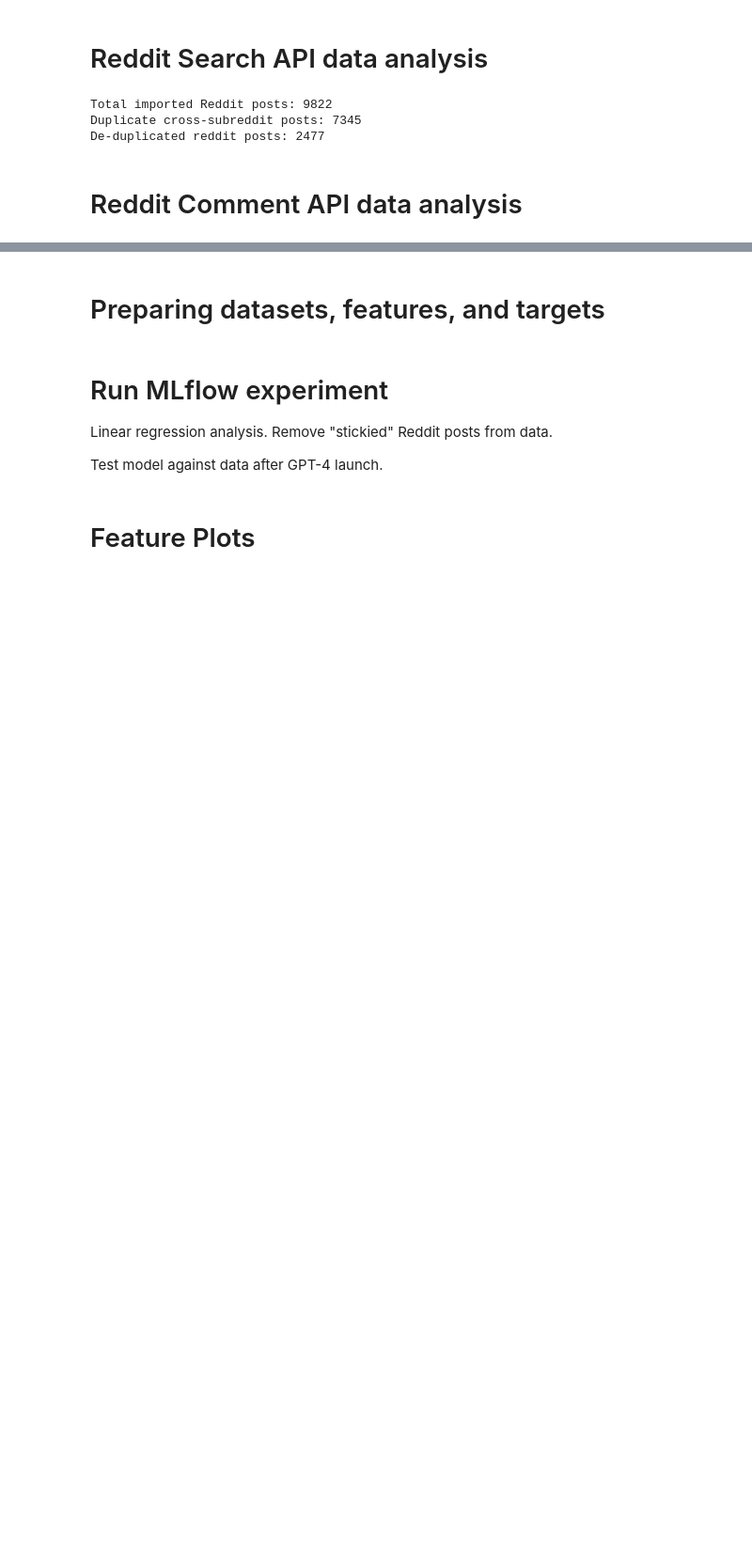
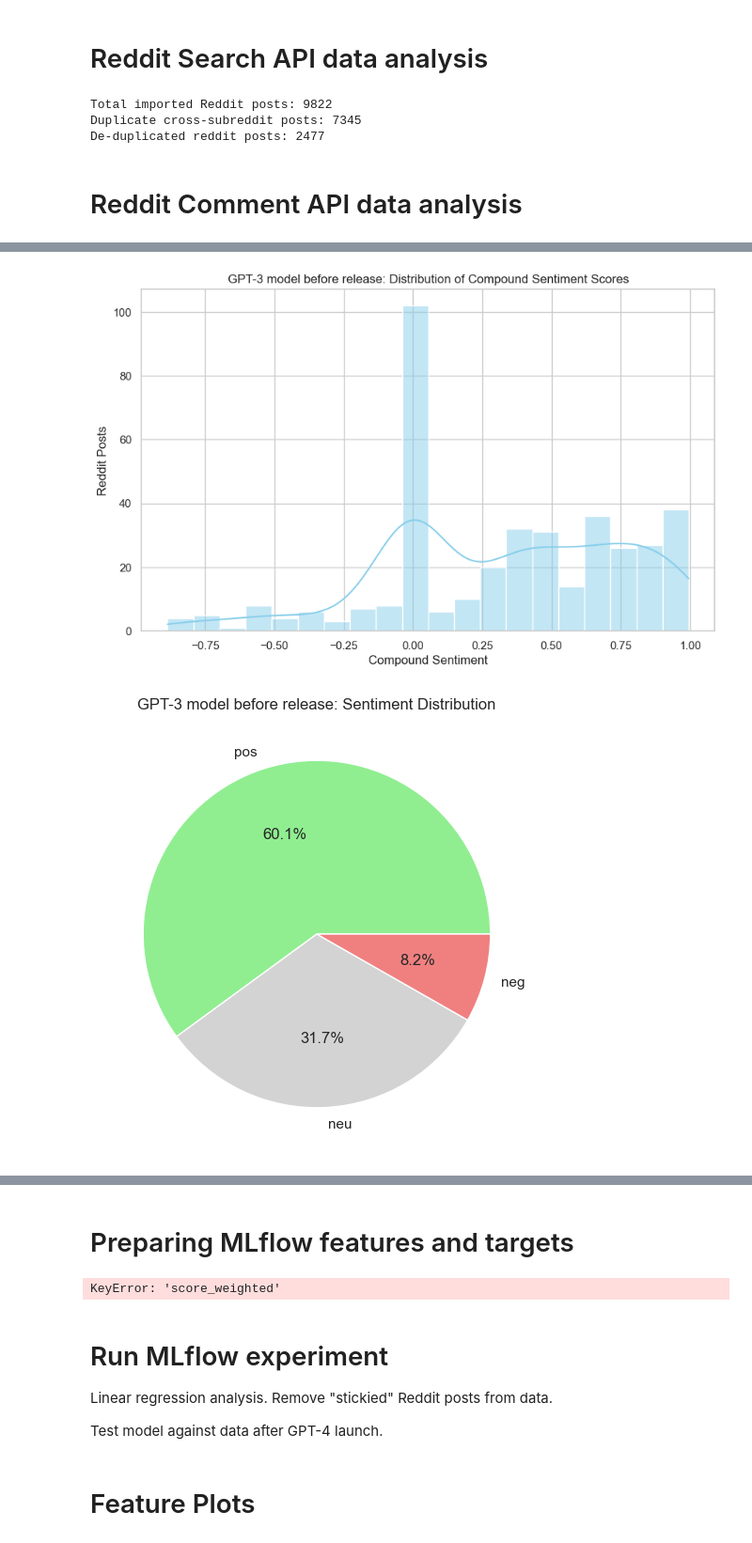
Before and after one commit to georgeh12/reddit-gpt, a Jupyter notebook: sentiment-analysis.ipynb, the cells around one changed output, grey strips where cells are left out. Shown: that part at 94% size. Saved outputs shown, nothing was run; the diff lists cells and outputs as text; code cells hidden in the pictures; blank space fills up the shorter version.

```diff
--- a/sentiment-analysis.ipynb
+++ b/sentiment-analysis.ipynb
@@ -377,20 +434,23 @@ plt.show()
 # %%
 def visualize_sentiment(dataset, name):
     # Plot histogram of compound sentiment scores
     plt.figure(figsize=(10, 6))
-    sns.histplot(data=dataset, x='compound', bins=20, kde=True, color='skyblue')
+    sns.histplot(data=dataset, x='comment_body_compound', bins=20, kde=True, color='skyblue')
     plt.title(name + ': Distribution of Compound Sentiment Scores')
     plt.xlabel('Compound Sentiment')
     plt.ylabel('Reddit Posts')
     plt.show()
 
     # Plot pie chart of sentiment label distribution
     plt.figure(figsize=(8, 6))
-    dataset['label'].value_counts().plot(kind='pie', autopct='%1.1f%%', colors=['lightgreen', 'lightgray', 'lightcoral'])
+    dataset['comment_body_sentiment'].value_counts().plot(kind='pie', autopct='%1.1f%%', colors=['lightgreen', 'lightgray', 'lightcoral'])
     plt.title(name + ': Sentiment Distribution')
     plt.ylabel('')
     plt.show()
 visualize_sentiment(dataset=df_gpt3_before, name='GPT-3 model before release')
 visualize_sentiment(dataset=df_gpt3_after, name='GPT-3 model after release')
 visualize_sentiment(dataset=df_gpt4_before, name='GPT-4 model before release')
 visualize_sentiment(dataset=df_gpt4_after, name='GPT-4 model after release')
+# %% [output]
+[figure, added]
+[figure, added]
@@ -397,8 +463,9 @@ visualize_sentiment(dataset=df_gpt4_after, name='GPT-4 model after release')
 # %% [markdown]
-# Preparing datasets, features, and targets
+# Preparing MLflow features and targets
 # %%
 # Features to measure with MLflow
-feature_names = ['launch_distance_f', 'num_comments_weighted', 'stickied', 'upvote_ratio', 'created', 'compound', 'pos', 'neg', 'neu']
+feature_names = ['launch_distance_f', 'num_comments_weighted', 'stickied', 'upvote_ratio', 'created',
+                 'text_compound', 'text_pos', 'text_neg', 'text_neu']
 # Target MLflow value
 target_name = 'score_weighted'
 # these variables should be represented as log of the original values
@@ -432,10 +499,12 @@ clean_dataset(df_gpt4_before, 'gpt4-before')
 clean_dataset(df_gpt4_after, 'gpt4-after')
 
 # These features are disabled. Stickied items throw off the counts.
-for feature in ['stickied', 'created']: feature_names.remove(feature)
+for feature in ['stickied', 'created', 'text_pos', 'text_neg', 'text_neu']: feature_names.remove(feature)
 
 print(f"feature_names={feature_names}")
 print(f"target_name={target_name}")
+# %% [output]
+KeyError: 'score_weighted'
 # %%
 def describe_dataset(dataset, name):
     print(name)
```
Also changed, not shown: parts of 21 cells of this notebook, 5 other files.
